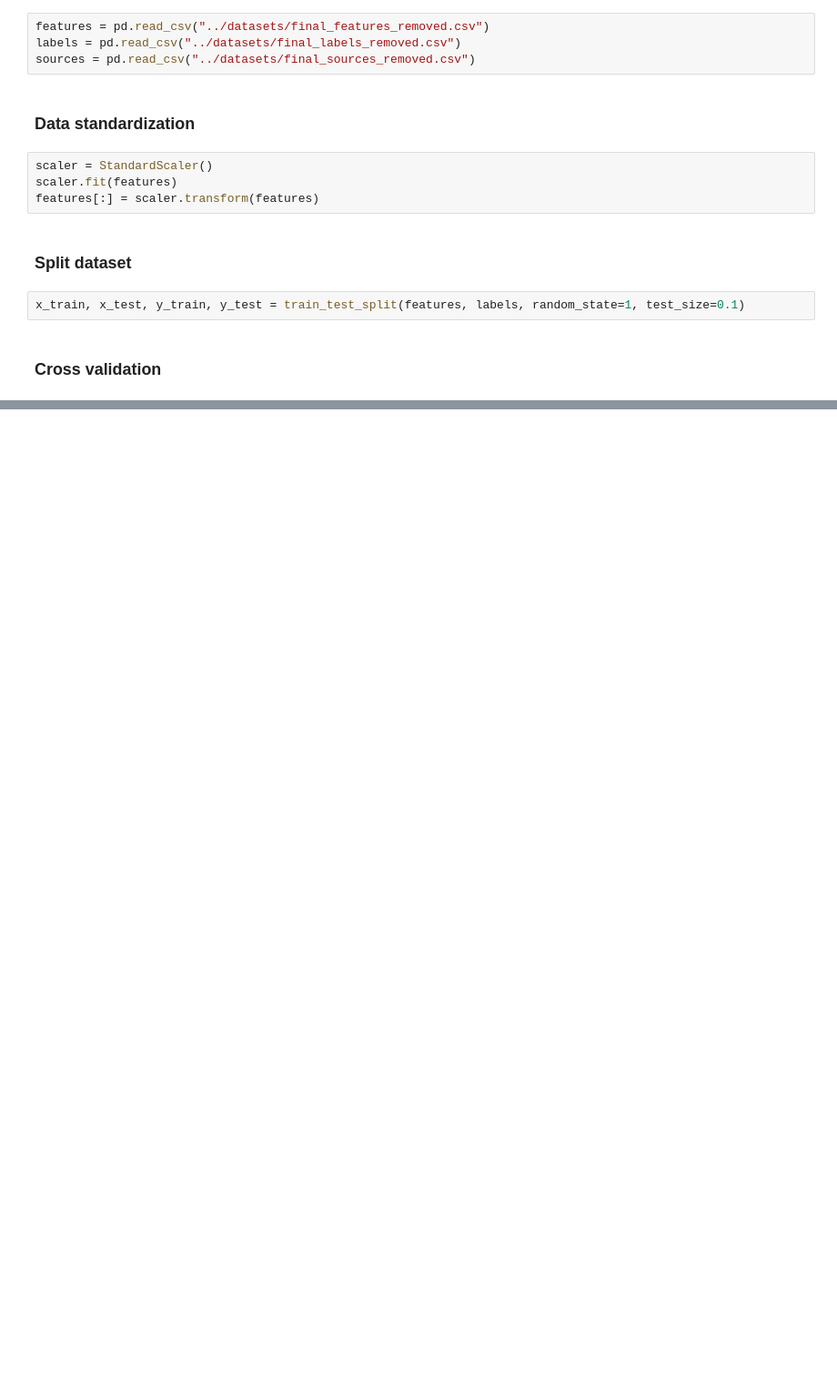
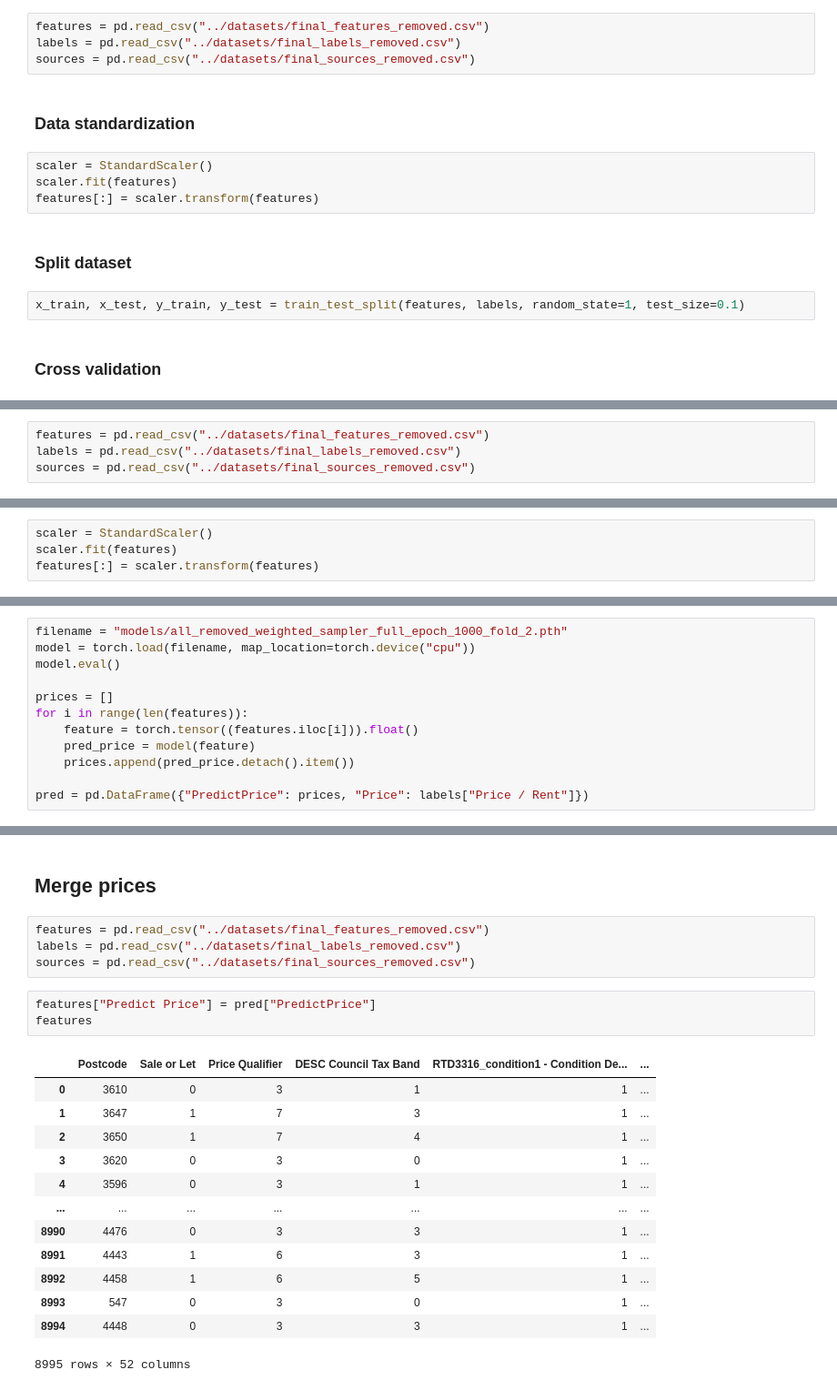
Before and after one commit to luowx0905/Individual-Project, a Jupyter notebook: sell property/build_model/basic_model_status.ipynb, the cells around one changed output, grey strips where cells are left out. Shown: that part at 91% size. Saved outputs shown, nothing was run; the diff lists cells and outputs as text; blank space fills up the shorter version.

```diff
--- a/sell property/build_model/basic_model_status.ipynb
+++ b/sell property/build_model/basic_model_status.ipynb
@@ -294,0 +510,4 @@ for fold, (train_id, val_id) in enumerate(kfold.split(x_train.index)):
+# %%
+features = pd.read_csv("../datasets/final_features_removed.csv")
+labels = pd.read_csv("../datasets/final_labels_removed.csv")
+sources = pd.read_csv("../datasets/final_sources_removed.csv")
@@ -294,0 +516,4 @@ for fold, (train_id, val_id) in enumerate(kfold.split(x_train.index)):
+# %%
+scaler = StandardScaler()
+scaler.fit(features)
+features[:] = scaler.transform(features)
@@ -294,0 +522,12 @@ for fold, (train_id, val_id) in enumerate(kfold.split(x_train.index)):
+# %%
+filename = "models/all_removed_weighted_sampler_full_epoch_1000_fold_2.pth"
+model = torch.load(filename, map_location=torch.device("cpu"))
+model.eval()
+
+prices = []
+for i in range(len(features)):
+    feature = torch.tensor((features.iloc[i])).float()
+    pred_price = model(feature)
+    prices.append(pred_price.detach().item())
+
+pred = pd.DataFrame({"PredictPrice": prices, "Price": labels["Price / Rent"]})
@@ -294,0 +550,23 @@ for fold, (train_id, val_id) in enumerate(kfold.split(x_train.index)):
+# %% [markdown]
+## Merge prices
+# %%
+features = pd.read_csv("../datasets/final_features_removed.csv")
+labels = pd.read_csv("../datasets/final_labels_removed.csv")
+sources = pd.read_csv("../datasets/final_sources_removed.csv")
+# %%
+features["Predict Price"] = pred["PredictPrice"]
+features
+# %% [output]
+|  | Postcode | Sale or Let | Price Qualifier | DESC Council Tax Band | RTD3316_condition1 - Condition De... | ... |
+| 0 | 3610 | 0 | 3 | 1 | 1 | ... |
+| 1 | 3647 | 1 | 7 | 3 | 1 | ... |
+| 2 | 3650 | 1 | 7 | 4 | 1 | ... |
+| 3 | 3620 | 0 | 3 | 0 | 1 | ... |
+| 4 | 3596 | 0 | 3 | 1 | 1 | ... |
+| ... | ... | ... | ... | ... | ... | ... |
+| 8990 | 4476 | 0 | 3 | 3 | 1 | ... |
+| 8991 | 4443 | 1 | 6 | 3 | 1 | ... |
+| 8992 | 4458 | 1 | 6 | 5 | 1 | ... |
+| 8993 | 547 | 0 | 3 | 0 | 1 | ... |
+| 8994 | 4448 | 0 | 3 | 3 | 1 | ... |
+8995 rows × 52 columns
```
Also changed, not shown: parts of 37 cells of this notebook, 7 other files.
